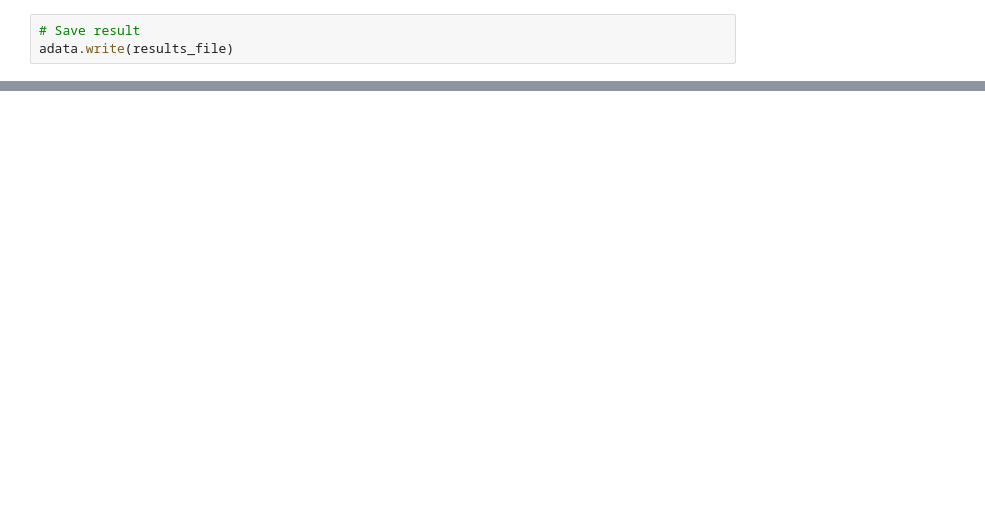
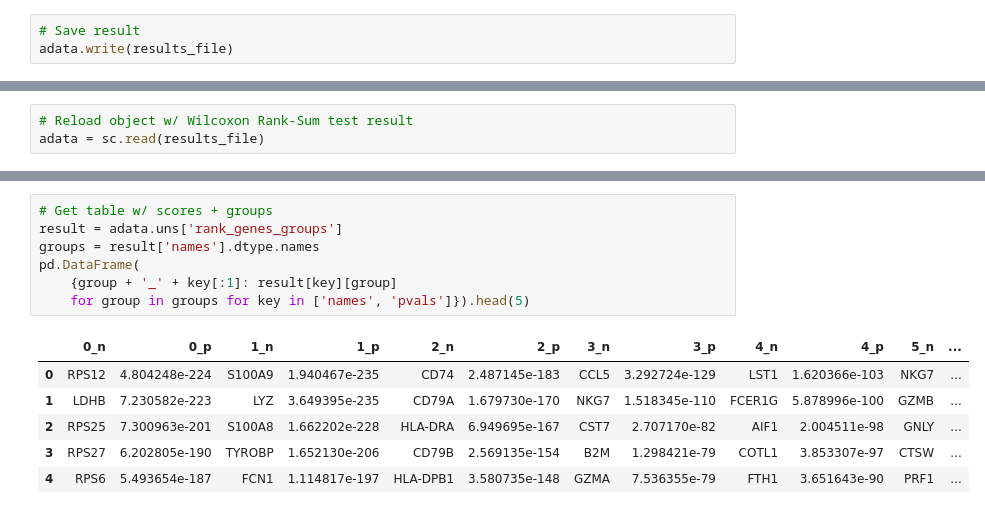
Before and after one commit to liaoyjruby/Rubalind, a Jupyter notebook: Vignettes/vignette_scanpy_3kPBMCs.ipynb, the cells around one changed output, grey strips where cells are left out. Drawn from its saved outputs; the diff is of its cells as text; blank space fills up the shorter version.

```diff
--- a/Vignettes/vignette_scanpy_3kPBMCs.ipynb
+++ b/Vignettes/vignette_scanpy_3kPBMCs.ipynb
@@ -220,0 +284,3 @@ https://scanpy.readthedocs.io/en/latest/tutorials/pbmc3k.html#finding-marker-gen
+# %%
+# Reload object w/ Wilcoxon Rank-Sum test result
+adata = sc.read(results_file)
@@ -220,0 +297,14 @@ https://scanpy.readthedocs.io/en/latest/tutorials/pbmc3k.html#finding-marker-gen
+# %%
+# Get table w/ scores + groups
+result = adata.uns['rank_genes_groups']
+groups = result['names'].dtype.names
+pd.DataFrame(
+    {group + '_' + key[:1]: result[key][group]
+    for group in groups for key in ['names', 'pvals']}).head(5)
+# %% [output]
+|  | 0_n | 0_p | 1_n | 1_p | 2_n | 2_p | 3_n | 3_p | 4_n | 4_p | 5_n | ... |
+| 0 | RPS12 | 4.804248e-224 | S100A9 | 1.940467e-235 | CD74 | 2.487145e-183 | CCL5 | 3.292724e-129 | LST1 | 1.620366e-103 | NKG7 | ... |
+| 1 | LDHB | 7.230582e-223 | LYZ | 3.649395e-235 | CD79A | 1.679730e-170 | NKG7 | 1.518345e-110 | FCER1G | 5.878996e-100 | GZMB | ... |
+| 2 | RPS25 | 7.300963e-201 | S100A8 | 1.662202e-228 | HLA-DRA | 6.949695e-167 | CST7 | 2.707170e-82 | AIF1 | 2.004511e-98 | GNLY | ... |
+| 3 | RPS27 | 6.202805e-190 | TYROBP | 1.652130e-206 | CD79B | 2.569135e-154 | B2M | 1.298421e-79 | COTL1 | 3.853307e-97 | CTSW | ... |
+| 4 | RPS6 | 5.493654e-187 | FCN1 | 1.114817e-197 | HLA-DPB1 | 3.580735e-148 | GZMA | 7.536355e-79 | FTH1 | 3.651643e-90 | PRF1 | ... |
```
Also changed, not shown: parts of 23 cells of this notebook, 1 other file.
